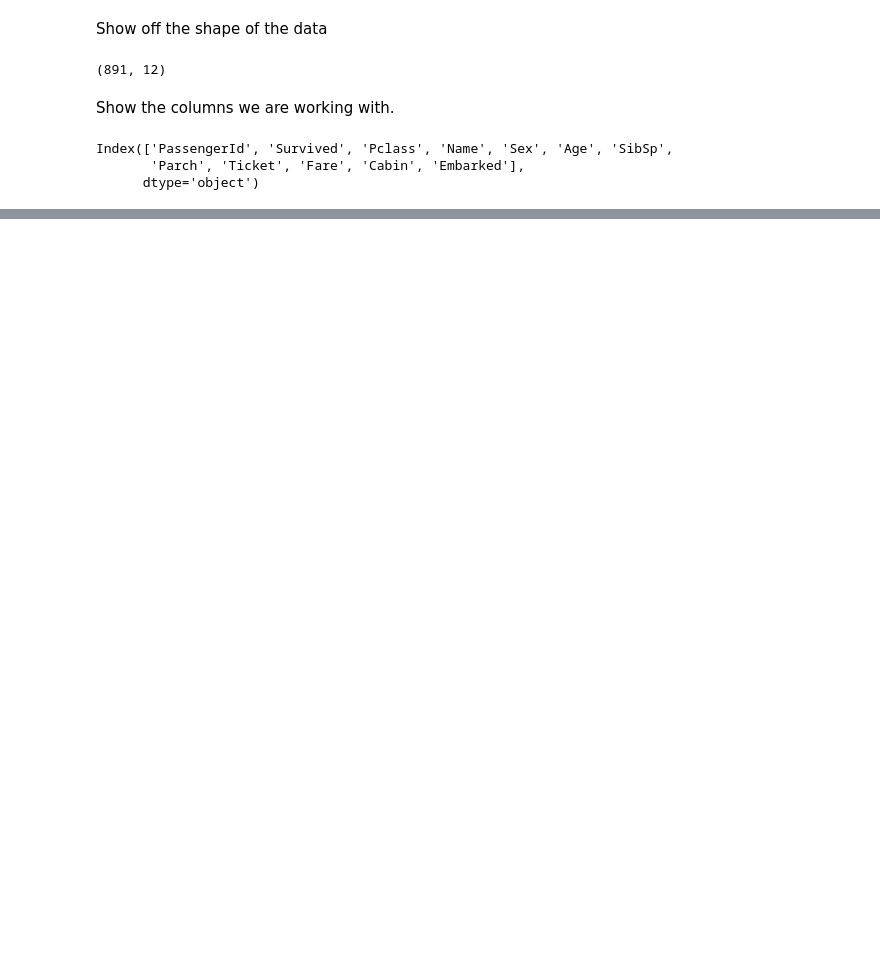
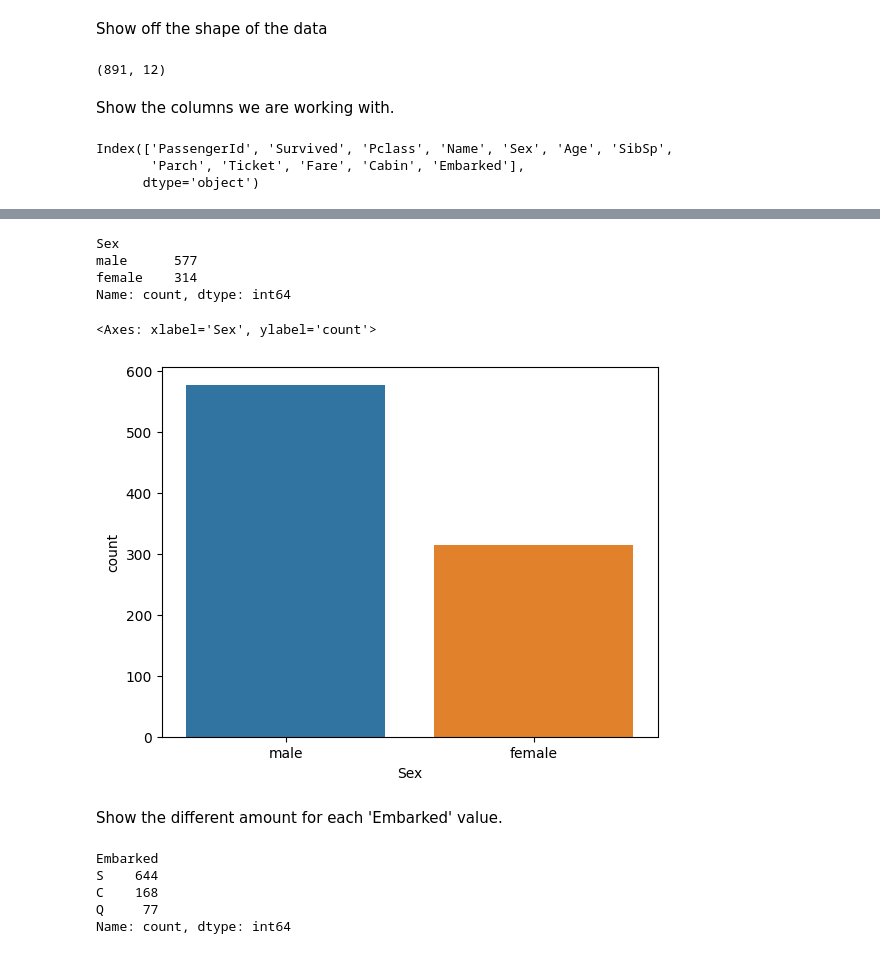
Before and after one commit to onx3/End-of-Year-Final, a Jupyter notebook: TitanicEvaluation.ipynb, the cells around one changed output, grey strips where cells are left out. Cells and saved outputs as stored; diff of their text form; code cells hidden in the pictures; blank space fills up the shorter version.

```diff
--- a/TitanicEvaluation.ipynb
+++ b/TitanicEvaluation.ipynb
@@ -39,0 +89,24 @@ Index(['PassengerId', 'Survived', 'Pclass', 'Name', 'Sex', 'Age', 'SibSp',
+# %%
+#Shows the different amount of each 'Sex' in this case so only two cases.
+train_df['Sex'].value_counts()
+# %% [output]
+Sex
+male      577
+female    314
+Name: count, dtype: int64
+# %%
+#graph the function set x axis to Sex and using the data frame train_df
+sns.countplot(x = 'Sex', data = train_df)
+# %% [output]
+<Axes: xlabel='Sex', ylabel='count'>
+[figure, added]
+# %% [markdown]
+Show the different amount for each 'Embarked' value.
+# %%
+train_df['Embarked'].value_counts()
+# %% [output]
+Embarked
+S    644
+C    168
+Q     77
+Name: count, dtype: int64
```
Also changed, not shown: parts of 23 cells of this notebook.
